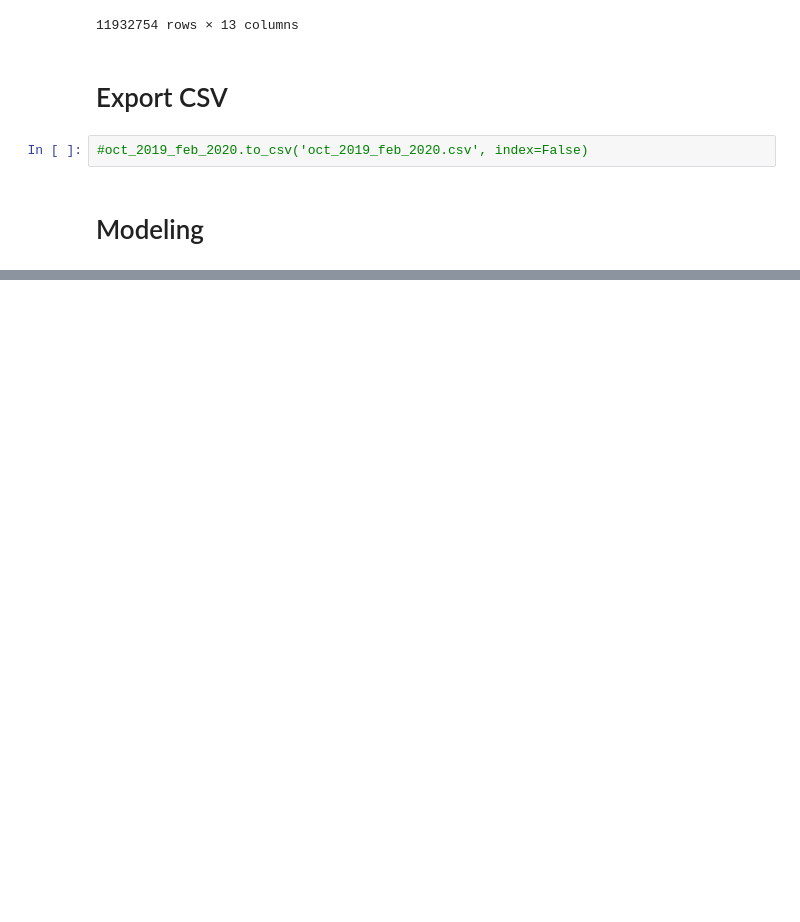
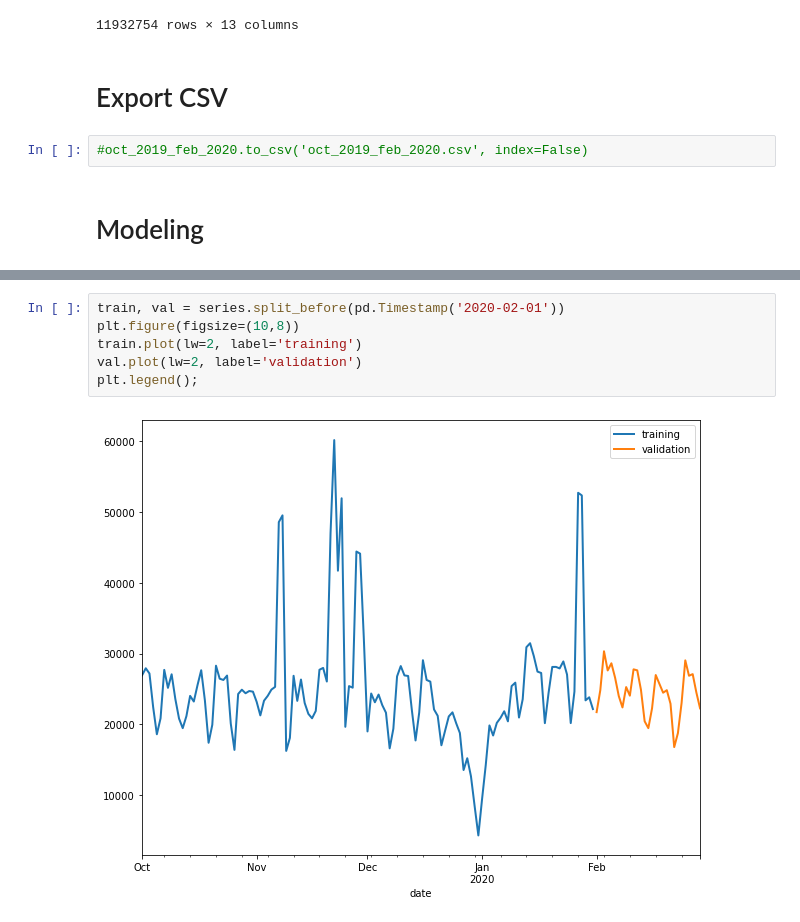
Before and after one commit to jerazo1744/JaquelinErazo-FinalCapstone, a Jupyter notebook: FinalCapstone.ipynb, the cells around one changed output, grey strips where cells are left out. Saved outputs shown, nothing was run; the diff lists cells and outputs as text; blank space fills up the shorter version.

```diff
--- a/FinalCapstone.ipynb
+++ b/FinalCapstone.ipynb
@@ -520,0 +544,8 @@ ValueError: Could not infer explicit frequency. Observed frequencies: none. Is S
+# %%
+train, val = series.split_before(pd.Timestamp('2020-02-01'))
+plt.figure(figsize=(10,8))
+train.plot(lw=2, label='training')
+val.plot(lw=2, label='validation')
+plt.legend();
+# %% [output]
+[figure, added]
```
Also changed, not shown: parts of 7 cells of this notebook.
